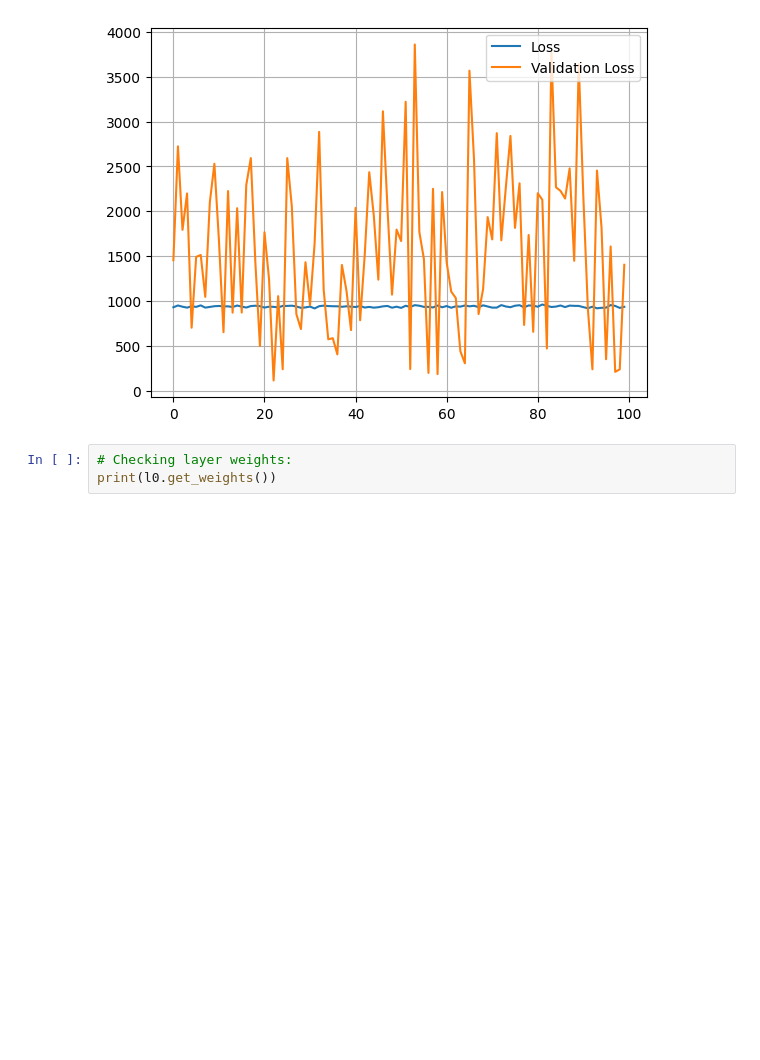
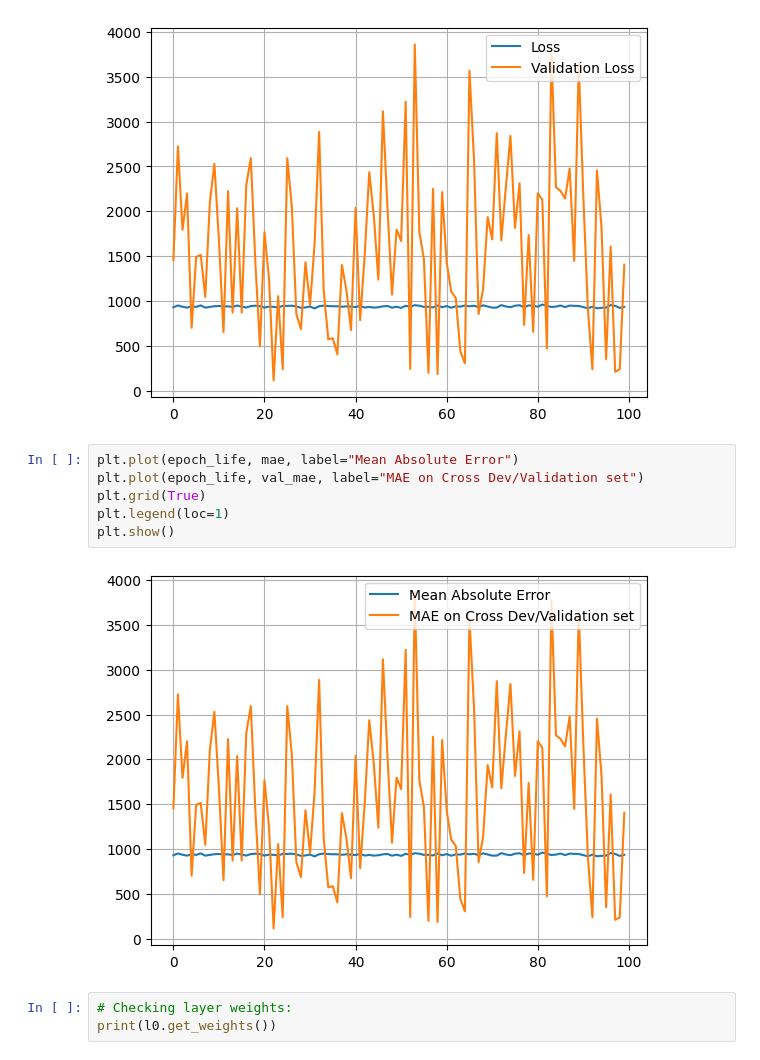
Before and after one commit to Yug-Oswal/Broadway-LionKing-Analysis, a Jupyter notebook: sequence-model.ipynb, the cells around one changed output. Saved outputs shown, nothing was run; the diff lists cells and outputs as text; blank space fills up the shorter version.

```diff
--- a/sequence-model.ipynb
+++ b/sequence-model.ipynb
@@ -185,6 +185,14 @@ plt.grid(True)
 plt.show()
 # %% [output]
 [figure]
+# %%
+plt.plot(epoch_life, mae, label="Mean Absolute Error")
+plt.plot(epoch_life, val_mae, label="MAE on Cross Dev/Validation set")
+plt.grid(True)
+plt.legend(loc=1)
+plt.show()
+# %% [output]
+[figure, added]
 # %%
 # Checking layer weights:
 print(l0.get_weights())
```
Also changed, not shown: parts of 3 cells of this notebook.
